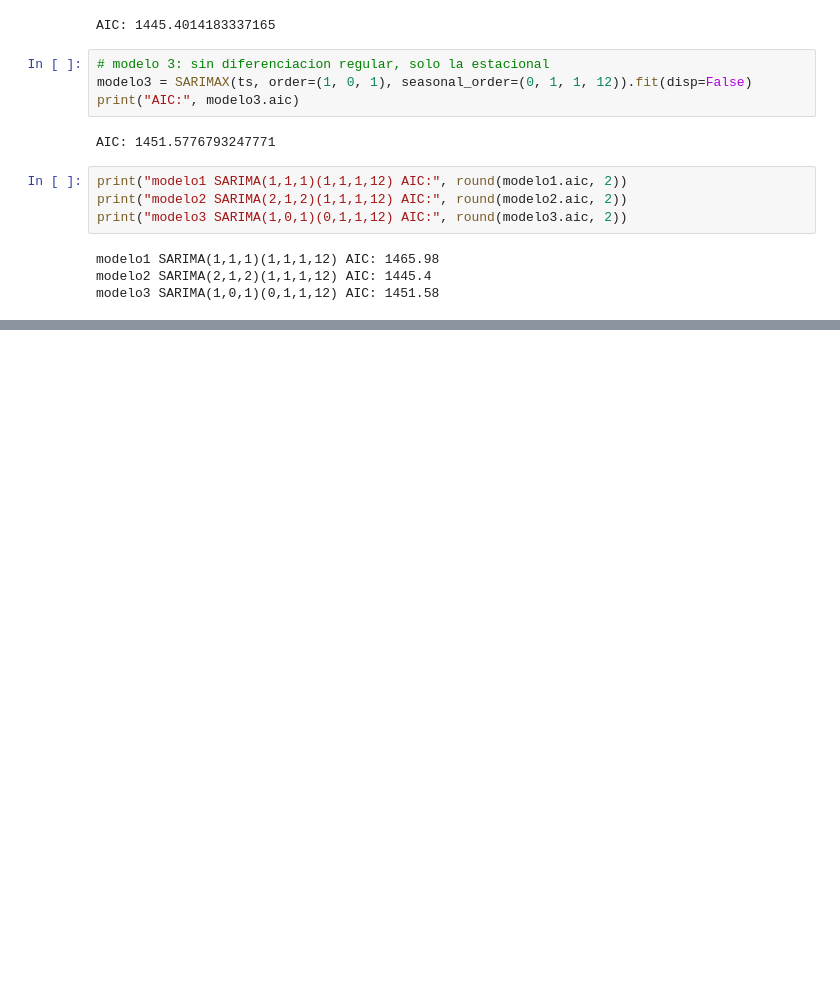
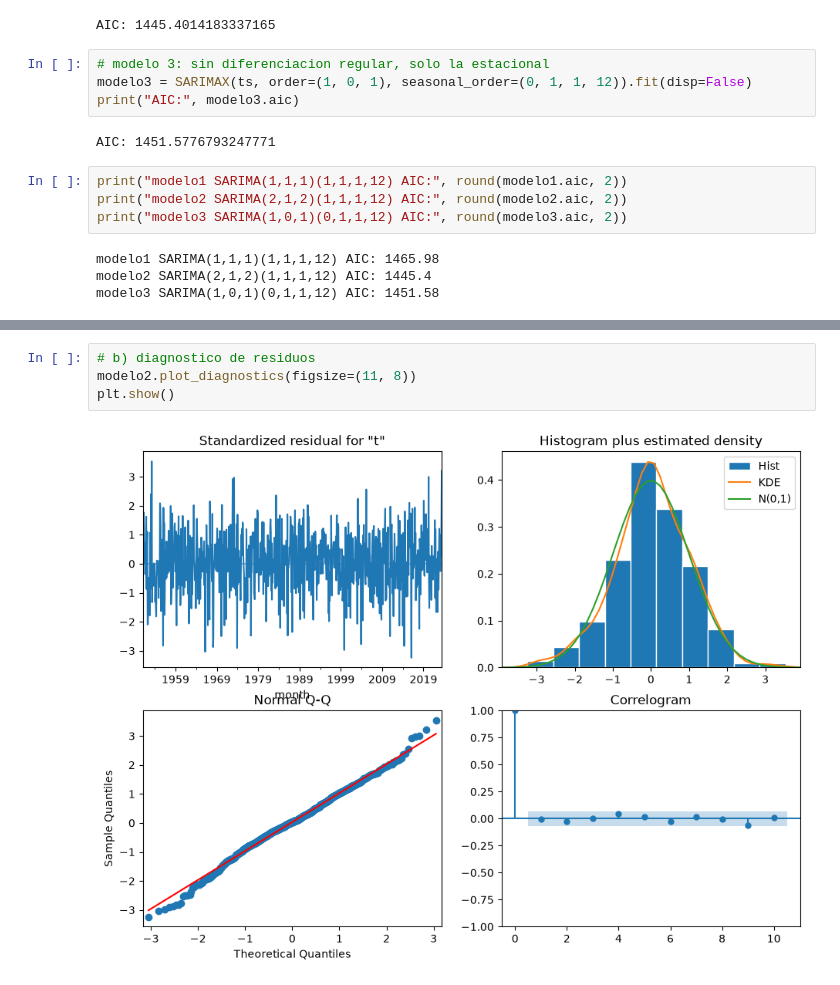
Before and after one commit to UVG-Tareas-y-proyectos/ejercicios_de_series, a Jupyter notebook: notebooks/ejercicios.ipynb, the cells around one changed output, grey strips where cells are left out. Saved outputs shown, nothing was run; the diff lists cells and outputs as text; blank space fills up the shorter version.

Commit message:
Add exercise 5: model validation, residual diagnostics and AIC/BIC

```diff
--- a/notebooks/ejercicios.ipynb
+++ b/notebooks/ejercicios.ipynb
@@ -205,0 +236,6 @@ modelo3 SARIMA(1,0,1)(0,1,1,12) AIC: 1451.58
+# %%
+# b) diagnostico de residuos
+modelo2.plot_diagnostics(figsize=(11, 8))
+plt.show()
+# %% [output]
+[figure, added]
```
Also changed, not shown: parts of 6 cells of this notebook.
